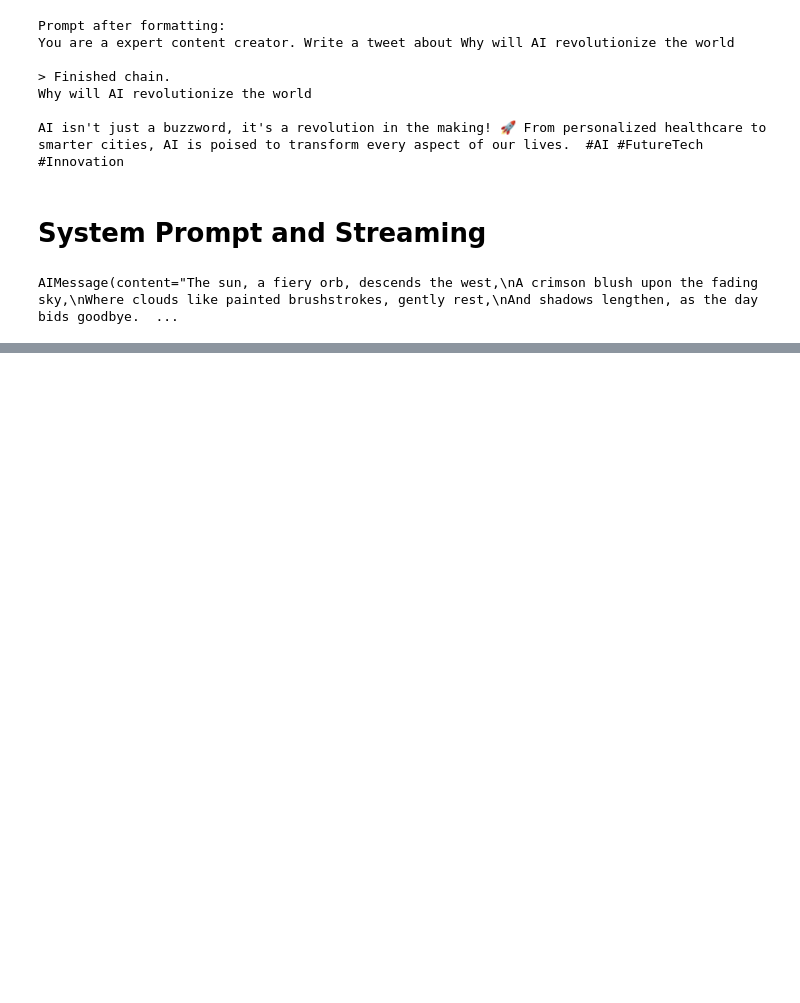
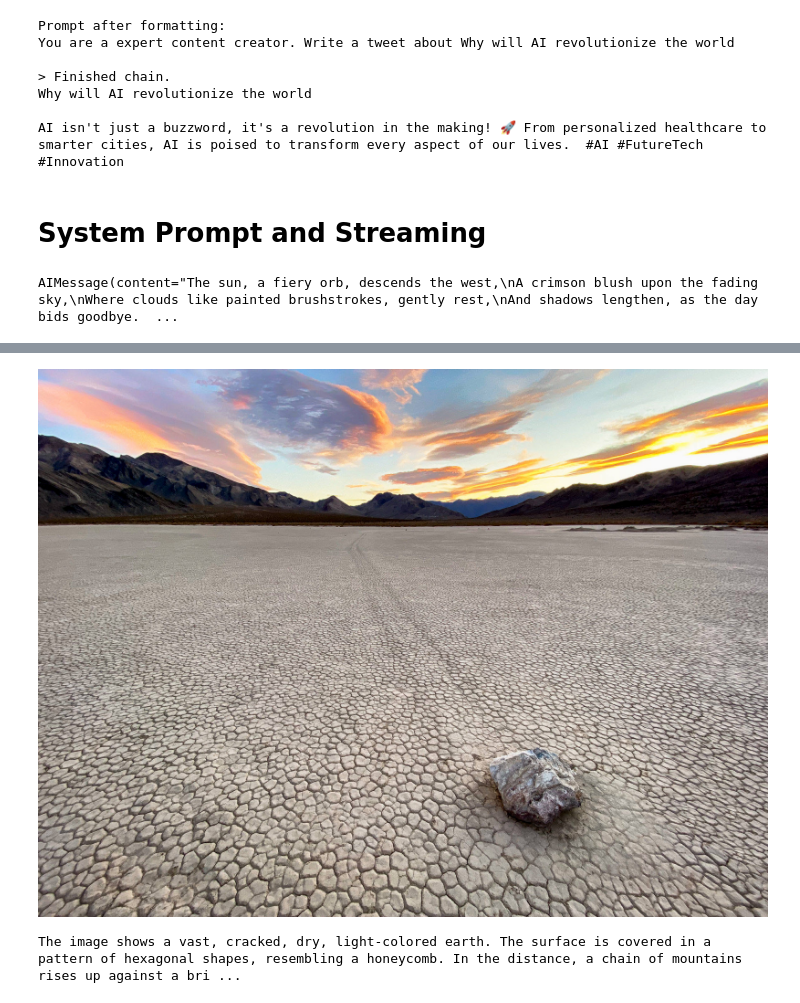
Before and after one commit to VagnerMachado/AI-Training, a Jupyter notebook: 3. LangChain and Pinecone/Jupyter Notebooks/3. Langchain and Google Gemini.ipynb, the cells around one changed output, grey strips where cells are left out. Saved outputs shown, nothing was run; the diff lists cells and outputs as text; code cells hidden in the pictures; blank space fills up the shorter version.

```diff
--- a/3. LangChain and Pinecone/Jupyter Notebooks/3. Langchain and Google Gemini.ipynb
+++ b/3. LangChain and Pinecone/Jupyter Notebooks/3. Langchain and Google Gemini.ipynb
@@ -124,0 +285,16 @@ AIMessage(content="The sun, a fiery orb, descends the west,\nA crimson blush upo
+# %%
+import requests
+image_url="https://photographylife.com/wp-content/uploads/2020/01/iPhone-11-Pro-Image-Sample-71.jpg"
+content = requests.get(image_url).content
+# %%
+with open("onlineImageReq.jpg","wb") as file:
+    file.write(content)
+
+display(Image(filename="onlineImageReq.jpg"))
+# %% [output]
+[figure, added]
+# %%
+r = ask_gemini("Describe this image with the most detail possible", "onlineImageReq.jpg")
+print(r.content)
+# %% [output]
+The image shows a vast, cracked, dry, light-colored earth. The surface is covered in a pattern of hexagonal shapes, resembling a honeycomb. In the distance, a chain of mountains rises up against a bri ...
```
Also changed, not shown: parts of 19 cells of this notebook.
